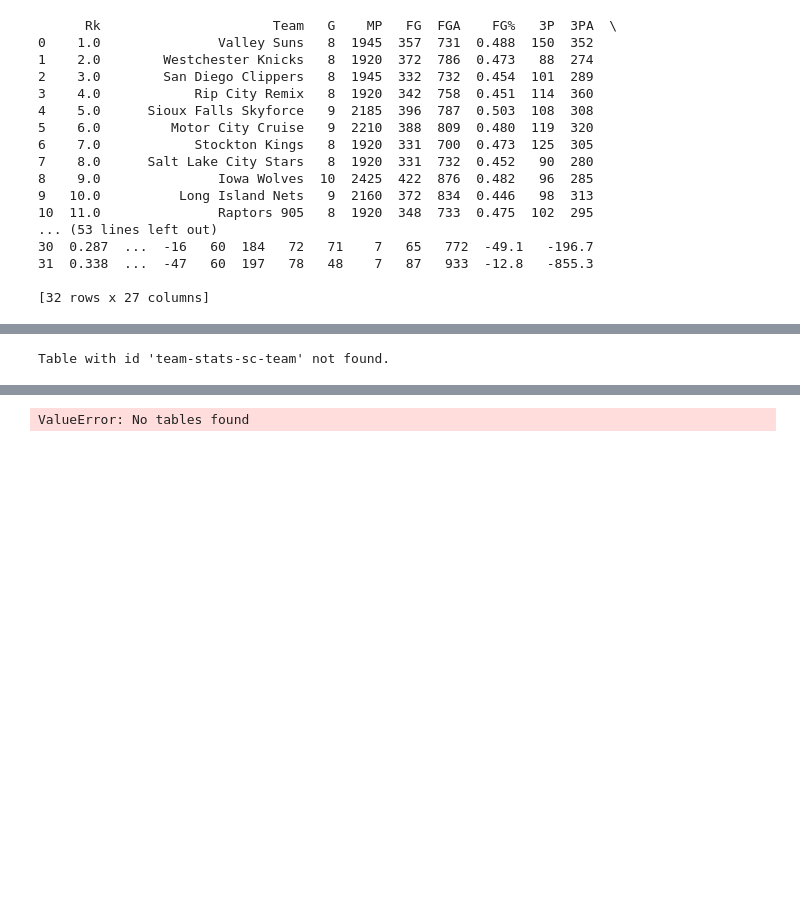
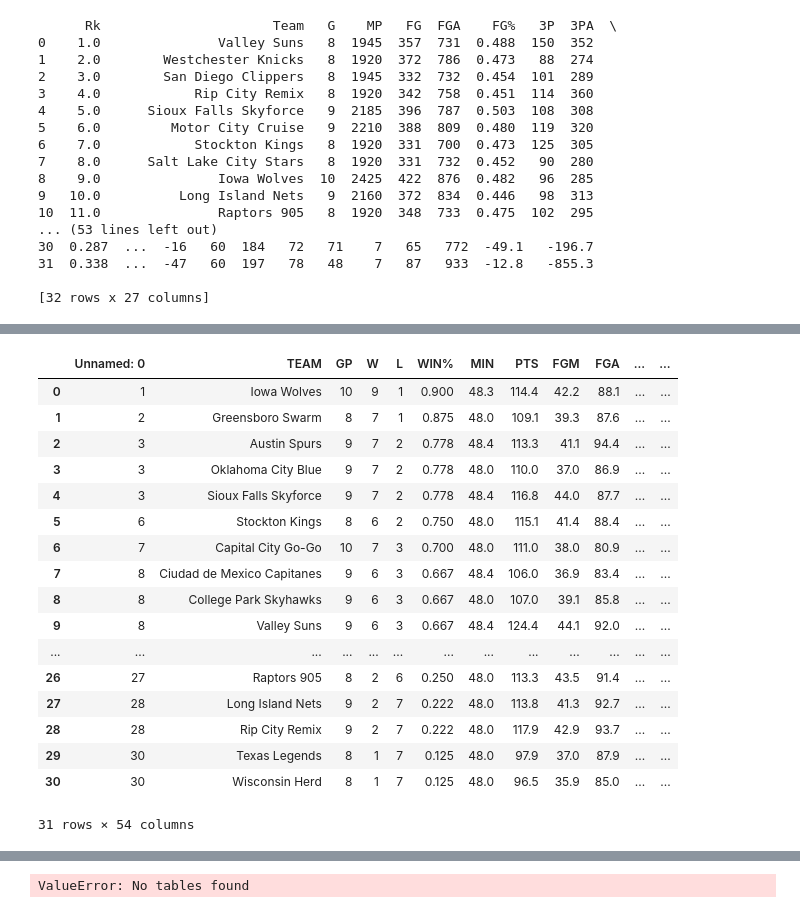
Before and after one commit to FHaddad99/Raptors_905, a Jupyter notebook: Raptors 905 Stats.ipynb, the cells around one changed output, grey strips where cells are left out. Saved outputs shown, nothing was run; the diff lists cells and outputs as text; code cells hidden in the pictures; blank space fills up the shorter version.

```diff
--- a/Raptors 905 Stats.ipynb
+++ b/Raptors 905 Stats.ipynb
@@ -1216,29 +1778,60 @@ driver.quit()
 # %%
-from bs4 import BeautifulSoup
+from selenium import webdriver
+from selenium.webdriver.chrome.service import Service
+from selenium.webdriver.common.by import By
+from selenium.webdriver.chrome.options import Options
 import pandas as pd
-import requests
+import time
 
-# Fetch the HTML content of the page
-url = 'https://www.basketball-reference.com/gleague/years/2025.html'
-response = requests.get(url)
+# Set up Selenium WebDriver
+service = Service(r"C:\Users\PC\OneDrive\Documents\GitHub\chromedriver-win64\chromedriver.exe")  # Update with your path to chromedriver
+options = Options()
+options.add_argument('--headless')  # Run in headless mode
+options.add_argument('--disable-gpu')
+options.add_argument('--start-maximized')
 
-# Check if the request was successful
-if response.status_code == 200:
-    # Parse the HTML using BeautifulSoup
-    soup = BeautifulSoup(response.content, 'html.parser')
+driver = webdriver.Chrome(service=service, options=options)
 
-    # Find the table with the specific id
-    table = soup.find('table', {'id': 'team-stats-sc-team'})
+# URL of the webpage to scrape
+url = "https://stats.gleague.nba.com/teams/traditional/?sort=W_PCT&dir=-1"
 
-    # Parse the table into a pandas DataFrame
-    if table:
-        team_stats = pd.read_html(str(table))[0]
+# Load the webpage
+driver.get(url)
 
-        # Display the resulting DataFrame
-        print(team_stats)
-    else:
-        print("Table with id 'team-stats-sc-team' not found.")
-else:
-    print(f"Failed to fetch the webpage. Status code: {response.status_code}")
+# Allow time for JavaScript to load
+time.sleep(10)  # Adjust the time as per your internet speed and website response time
+
+# Locate the table
+table_xpath = '//div[contains(@class, "nba-stat-table__overflow")]/table'
+table_element = driver.find_element(By.XPATH, table_xpath)
+
+# Extract the table data
+table_html = table_element.get_attribute('outerHTML')
+
+# Convert the table HTML into a pandas DataFrame
+team_stats = pd.read_html(table_html)[0]
+
+# Quit the driver
+driver.quit()
+
+# Display the DataFrame
+team_stats
 # %% [output]
+|  | Unnamed: 0 | TEAM | GP | W | L | WIN% | MIN | PTS | FGM | FGA | ... | ... |
+| 0 | 1 | Iowa Wolves | 10 | 9 | 1 | 0.900 | 48.3 | 114.4 | 42.2 | 88.1 | ... | ... |
+| 1 | 2 | Greensboro Swarm | 8 | 7 | 1 | 0.875 | 48.0 | 109.1 | 39.3 | 87.6 | ... | ... |
+| 2 | 3 | Austin Spurs | 9 | 7 | 2 | 0.778 | 48.4 | 113.3 | 41.1 | 94.4 | ... | ... |
+| 3 | 3 | Oklahoma City Blue | 9 | 7 | 2 | 0.778 | 48.0 | 110.0 | 37.0 | 86.9 | ... | ... |
+| 4 | 3 | Sioux Falls Skyforce | 9 | 7 | 2 | 0.778 | 48.4 | 116.8 | 44.0 | 87.7 | ... | ... |
+| 5 | 6 | Stockton Kings | 8 | 6 | 2 | 0.750 | 48.0 | 115.1 | 41.4 | 88.4 | ... | ... |
+| 6 | 7 | Capital City Go-Go | 10 | 7 | 3 | 0.700 | 48.0 | 111.0 | 38.0 | 80.9 | ... | ... |
+| 7 | 8 | Ciudad de Mexico Capitanes | 9 | 6 | 3 | 0.667 | 48.4 | 106.0 | 36.9 | 83.4 | ... | ... |
+| 8 | 8 | College Park Skyhawks | 9 | 6 | 3 | 0.667 | 48.0 | 107.0 | 39.1 | 85.8 | ... | ... |
+| 9 | 8 | Valley Suns | 9 | 6 | 3 | 0.667 | 48.4 | 124.4 | 44.1 | 92.0 | ... | ... |
+| ... | ... | ... | ... | ... | ... | ... | ... | ... | ... | ... | ... | ... |
+| 26 | 27 | Raptors 905 | 8 | 2 | 6 | 0.250 | 48.0 | 113.3 | 43.5 | 91.4 | ... | ... |
+| 27 | 28 | Long Island Nets | 9 | 2 | 7 | 0.222 | 48.0 | 113.8 | 41.3 | 92.7 | ... | ... |
+| 28 | 28 | Rip City Remix | 9 | 2 | 7 | 0.222 | 48.0 | 117.9 | 42.9 | 93.7 | ... | ... |
+| 29 | 30 | Texas Legends | 8 | 1 | 7 | 0.125 | 48.0 | 97.9 | 37.0 | 87.9 | ... | ... |
+| 30 | 30 | Wisconsin Herd | 8 | 1 | 7 | 0.125 | 48.0 | 96.5 | 35.9 | 85.0 | ... | ... |
-Table with id 'team-stats-sc-team' not found.
+31 rows × 54 columns
```
Also changed, not shown: parts of 7 cells of this notebook.
